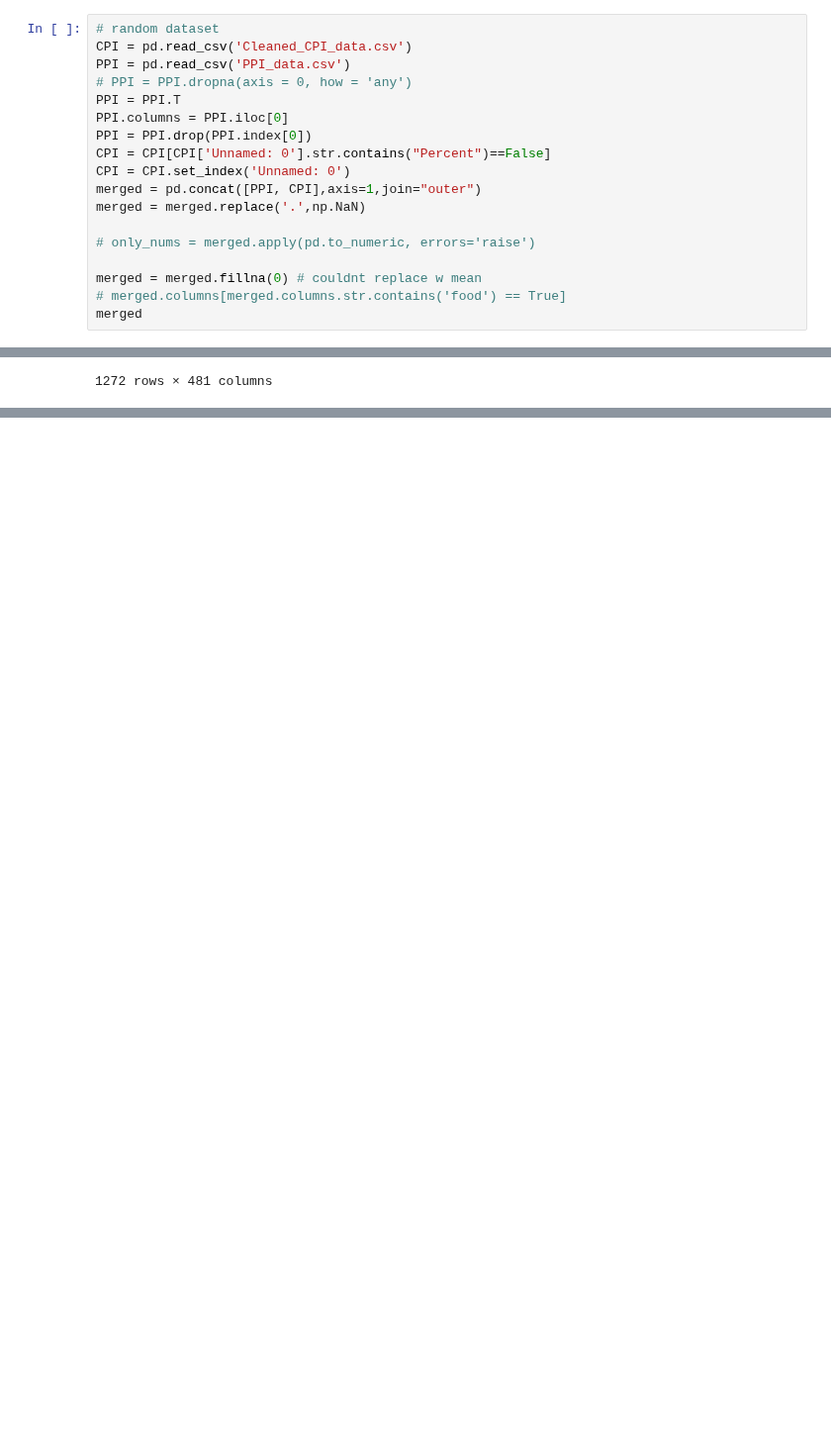
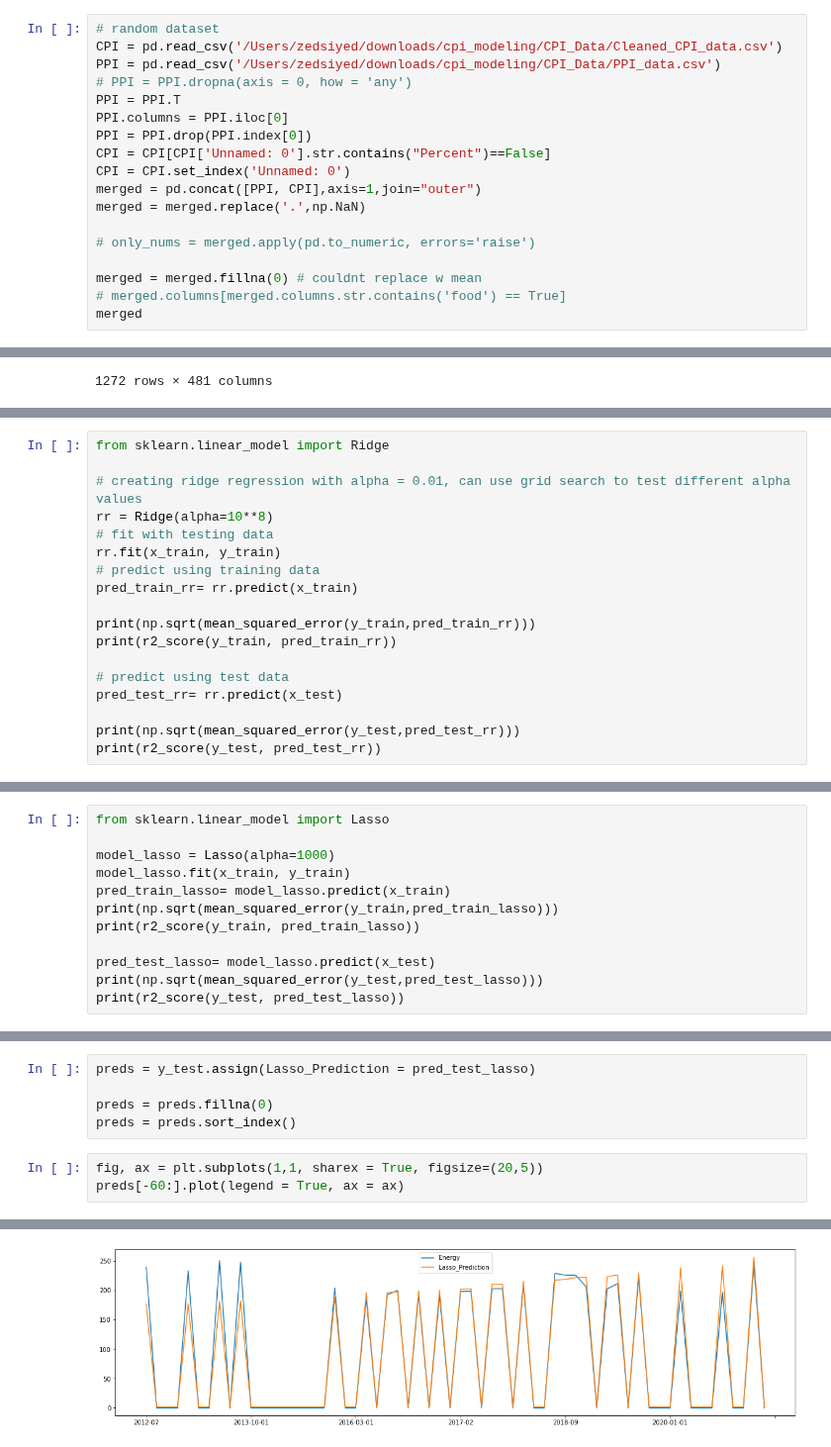
Before and after one commit to victor-thai/cpi_modeling, a Jupyter notebook: zed_sklearn.ipynb, the cells around one changed output, grey strips where cells are left out. Shown at 99% size. Drawn from its saved outputs; the diff is of its cells as text; blank space fills up the shorter version.

Commit message:
graph lasso

```diff
--- a/zed_sklearn.ipynb
+++ b/zed_sklearn.ipynb
@@ -34,8 +37,8 @@ from sklearn.model_selection import KFold
 imputer = SimpleImputer(missing_values=np.nan, strategy='mean')
 # %%
 # random dataset
-CPI = pd.read_csv('Cleaned_CPI_data.csv')
-PPI = pd.read_csv('PPI_data.csv')
+CPI = pd.read_csv('/Users/zedsiyed/downloads/cpi_modeling/CPI_Data/Cleaned_CPI_data.csv')
+PPI = pd.read_csv('/Users/zedsiyed/downloads/cpi_modeling/CPI_Data/PPI_data.csv')
 # PPI = PPI.dropna(axis = 0, how = 'any')
 PPI = PPI.T
 PPI.columns = PPI.iloc[0]
@@ -153,0 +154,18 @@ baggingModel.best_estimator_
+# %%
+from sklearn.linear_model import Ridge
+
+# creating ridge regression with alpha = 0.01, can use grid search to test different alpha values
+rr = Ridge(alpha=10**8)
+# fit with testing data
+rr.fit(x_train, y_train)
+# predict using training data
+pred_train_rr= rr.predict(x_train)
+
+print(np.sqrt(mean_squared_error(y_train,pred_train_rr)))
+print(r2_score(y_train, pred_train_rr))
+
+# predict using test data
+pred_test_rr= rr.predict(x_test)
+
+print(np.sqrt(mean_squared_error(y_test,pred_test_rr)))
+print(r2_score(y_test, pred_test_rr))
@@ -153,0 +196,12 @@ baggingModel.best_estimator_
+# %%
+from sklearn.linear_model import Lasso
+
+model_lasso = Lasso(alpha=1000)
+model_lasso.fit(x_train, y_train)
+pred_train_lasso= model_lasso.predict(x_train)
+print(np.sqrt(mean_squared_error(y_train,pred_train_lasso)))
+print(r2_score(y_train, pred_train_lasso))
+
+pred_test_lasso= model_lasso.predict(x_test)
+print(np.sqrt(mean_squared_error(y_test,pred_test_lasso)))
+print(r2_score(y_test, pred_test_lasso))
@@ -153,0 +213,9 @@ baggingModel.best_estimator_
+# %%
+preds = y_test.assign(Lasso_Prediction = pred_test_lasso)
+
+preds = preds.fillna(0)
+preds = preds.sort_index()
+# %%
+fig, ax = plt.subplots(1,1, sharex = True, figsize=(20,5))
+preds[-60:].plot(legend = True, ax = ax)
+# %% [output]
@@ -153,0 +223 @@ baggingModel.best_estimator_
+[figure, added]
```
Also changed, not shown: parts of 19 cells of this notebook, 1 other file.
